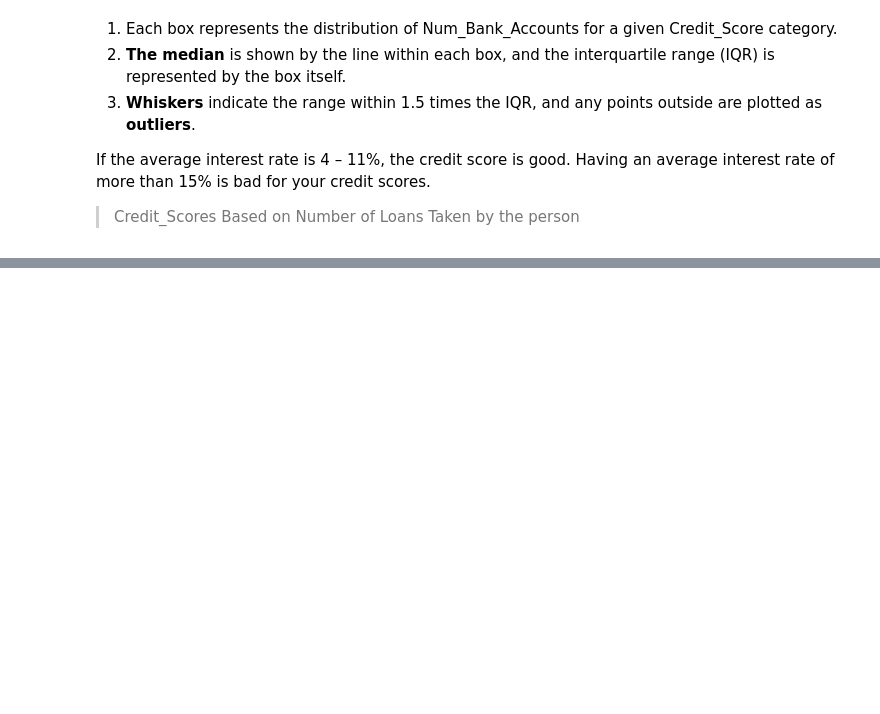
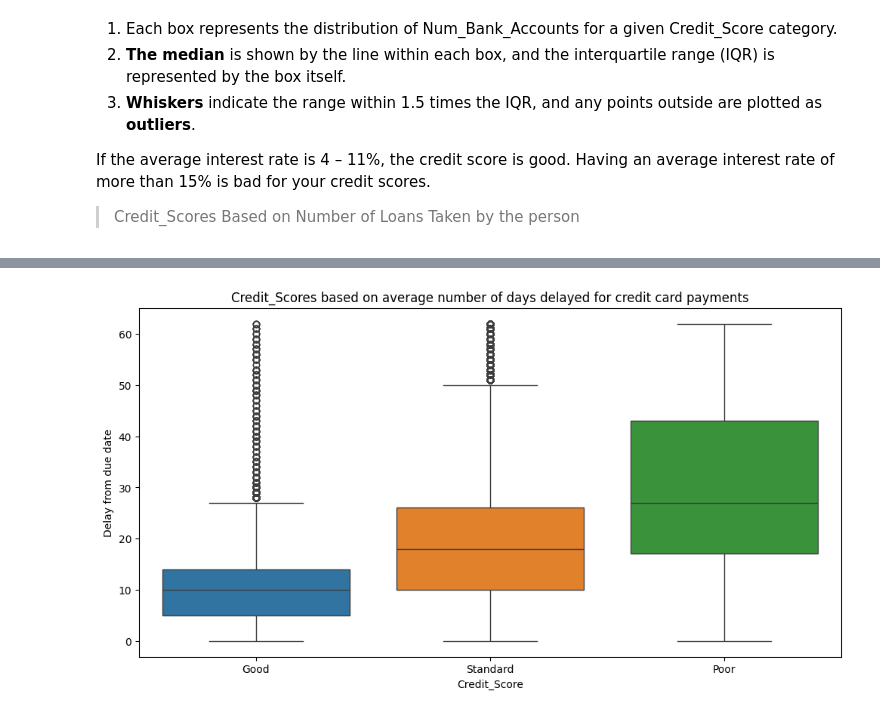
Before and after one commit to Darknight47/Data-Science-Project-01, a Jupyter notebook: credit_score_classification.ipynb, the cells around one changed output, grey strips where cells are left out. Saved outputs shown, nothing was run; the diff lists cells and outputs as text; code cells hidden in the pictures; blank space fills up the shorter version.

```diff
--- a/credit_score_classification.ipynb
+++ b/credit_score_classification.ipynb
@@ -264,0 +283,9 @@ If the average interest rate is 4 – 11%, the credit score is good. Having an a
+# %%
+plt.figure(figsize=(12, 6))
+sns.boxplot(data=dataset, x='Credit_Score', y="Delay_from_due_date", hue='Credit_Score')
+plt.title('Credit_Scores based on average number of days delayed for credit card payments')
+plt.xlabel('Credit_Score')
+plt.ylabel('Delay from due date')
+plt.show()
+# %% [output]
+[figure, added]
```
Also changed, not shown: parts of 5 cells of this notebook.
